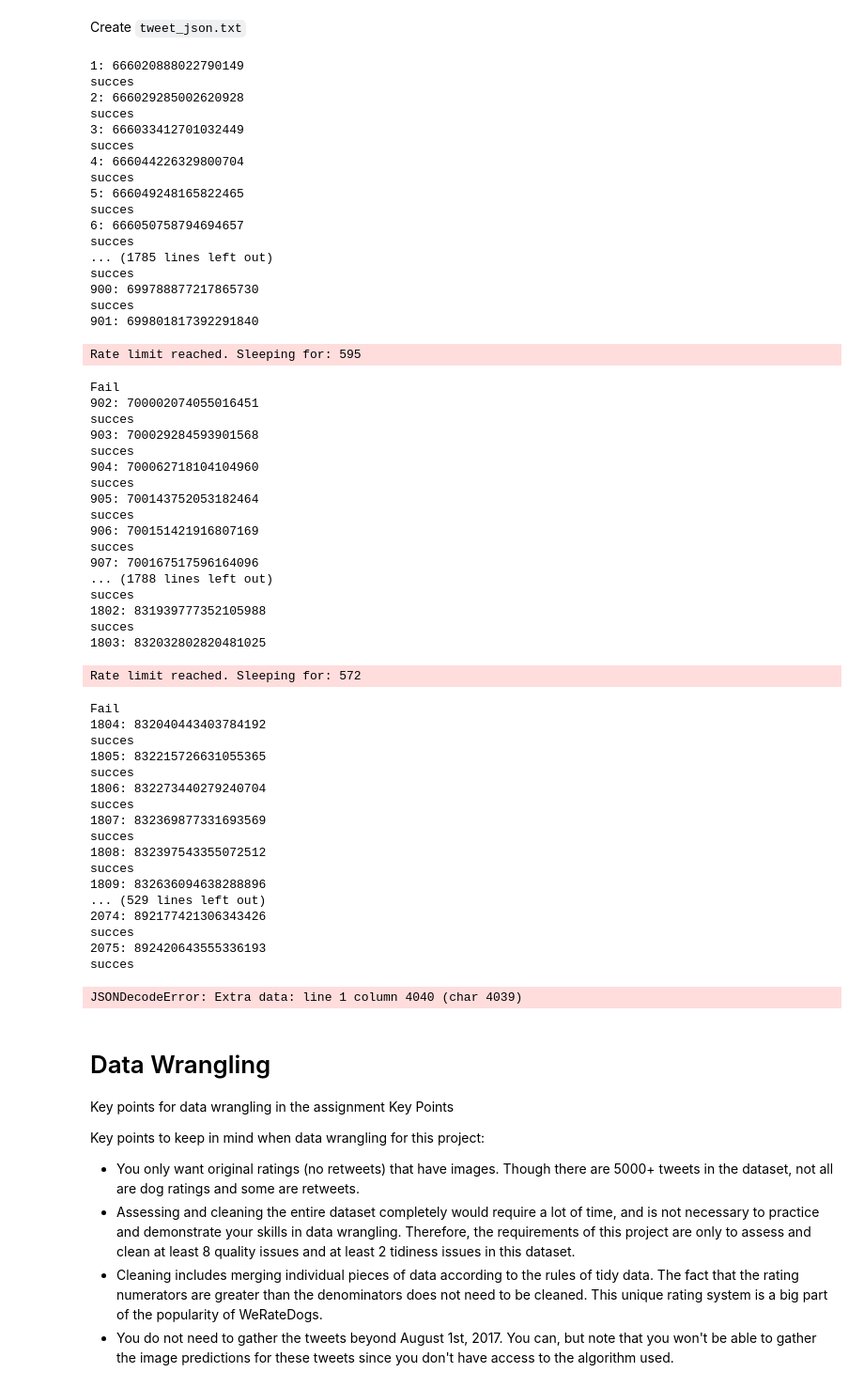
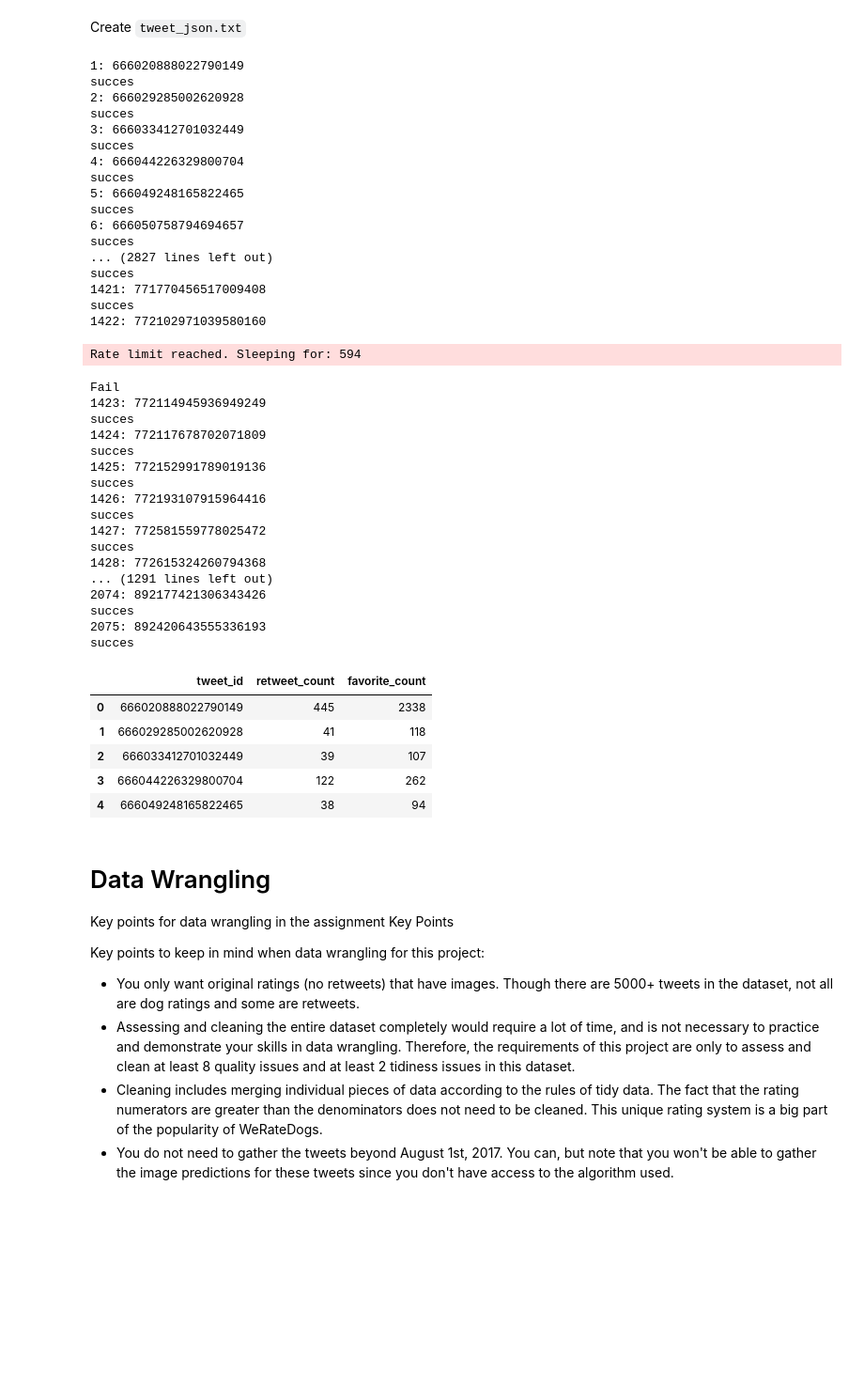
Before and after one commit to lpedejong/Nano_degree_projects, a Jupyter notebook: Project3_Data_Wrangling/Project_4_Wrangling_Twitter.ipynb, the cells around one changed output. Shown: that part at 94% size. Drawn from its saved outputs; the diff is of its cells as text; code cells hidden in the pictures; blank space fills up the shorter version.

Commit message:
json tweet loading
Writing json twitter data to txt in tweet_json3.txt succesfull

reading tweet_json3.txt and loading in DataFrame succesfull

All data for project loaded and available as dataframe

```diff
--- a/Project3_Data_Wrangling/Project_4_Wrangling_Twitter.ipynb
+++ b/Project3_Data_Wrangling/Project_4_Wrangling_Twitter.ipynb
@@ -139,7 +139,7 @@ fails_dict = {}
 start = timer()
 tweet_ids = predictions.tweet_id.values
 
-with open ('tweet_json.txt', 'w') as outfile:
+with open ('tweet_json3.txt', 'w', encoding = "utf-8") as outfile:
     for tweet_id in tweet_ids:
         count += 1
         print(str(count) + ": " + str(tweet_id))
@@ -147,7 +147,7 @@ with open ('tweet_json.txt', 'w') as outfile:
             tweet = api.get_status(tweet_id, tweet_mode= 'extended', wait_on_rate_limit = True, wait_on_rate_limit_notify = True)
             print("succes")
             json.dump(tweet._json, outfile)
-            outfile.write('/n')
+            outfile.write("\n")
         except tweepy.TweepError as e:
             print("Fail")
             fails_dict[tweet_id] = e
@@ -166,60 +166,48 @@ succes
 succes
 6: 666050758794694657
 succes
-... (1785 lines left out)
+... (2827 lines left out)
 succes
-900: 699788877217865730
+1421: 771770456517009408
 succes
-901: 699801817392291840
+1422: 772102971039580160
-Rate limit reached. Sleeping for: 595
+Rate limit reached. Sleeping for: 594
 Fail
-902: 700002074055016451
+1423: 772114945936949249
 succes
-903: 700029284593901568
+1424: 772117678702071809
 succes
-904: 700062718104104960
+1425: 772152991789019136
 succes
-905: 700143752053182464
+1426: 772193107915964416
 succes
-906: 700151421916807169
+1427: 772581559778025472
 succes
-907: 700167517596164096
-... (1788 lines left out)
+1428: 772615324260794368
+... (1291 lines left out)
+2074: 892177421306343426
 succes
-1802: 831939777352105988
+2075: 892420643555336193
 succes
-1803: 832032802820481025
-Rate limit reached. Sleeping for: 572
-Fail
-1804: 832040443403784192
-succes
-1805: 832215726631055365
-succes
-1806: 832273440279240704
-succes
-1807: 832369877331693569
-succes
-1808: 832397543355072512
-succes
-1809: 832636094638288896
-... (529 lines left out)
-2074: 892177421306343426
-succes
-2075: 892420643555336193
-succes
 # %%
 tweets = []
-with open( 'tweet_json.txt', 'r') as file:
+with open( 'tweet_json3.txt', 'r', encoding = "utf-8") as file:
     for line in file:
-        tweets = json.loads(line)
+        tweet = json.loads(line)
         tweet_id = tweet['id']
         retweet_count = tweet['retweet_count']
         favorite_count = tweet['favorite_count']
-        user_count = tweet['user_count']
-        tweets.append({'tweet_id': tweet_id, 'retweet_count': retweet_count, 'favorite_count': favorite_count, 'user_count' : user_count})
+        tweets.append({'tweet_id': tweet_id, 'retweet_count': retweet_count, 'favorite_count': favorite_count})
 api_twitter_counts = pd.DataFrame(data= tweets)
-# %% [output]
-JSONDecodeError: Extra data: line 1 column 4040 (char 4039)
+# %%
+api_twitter_counts.head()
+# %% [output]
+|  | tweet_id | retweet_count | favorite_count |
+| 0 | 666020888022790149 | 445 | 2338 |
+| 1 | 666029285002620928 | 41 | 118 |
+| 2 | 666033412701032449 | 39 | 107 |
+| 3 | 666044226329800704 | 122 | 262 |
+| 4 | 666049248165822465 | 38 | 94 |
 # %% [markdown]
 
 
```
Also changed, not shown: 2 other files.
